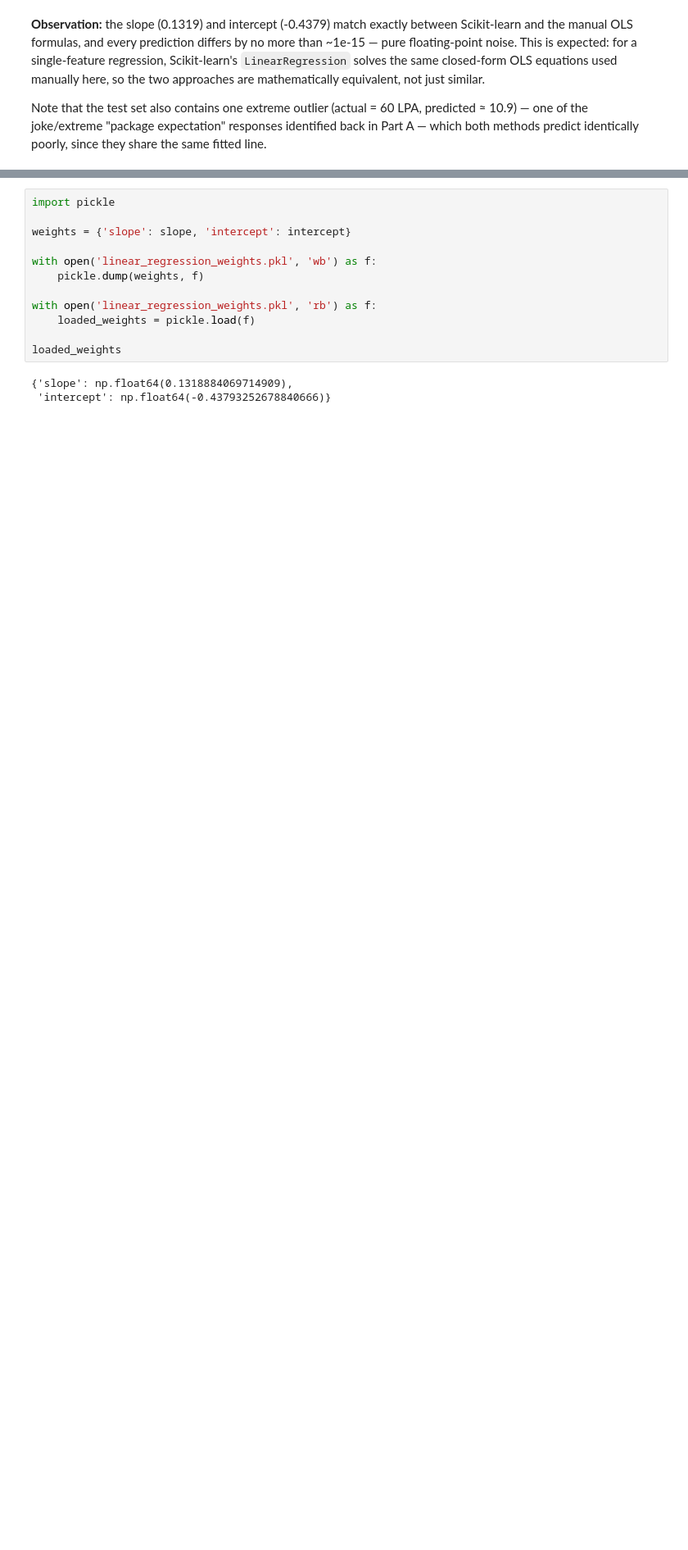
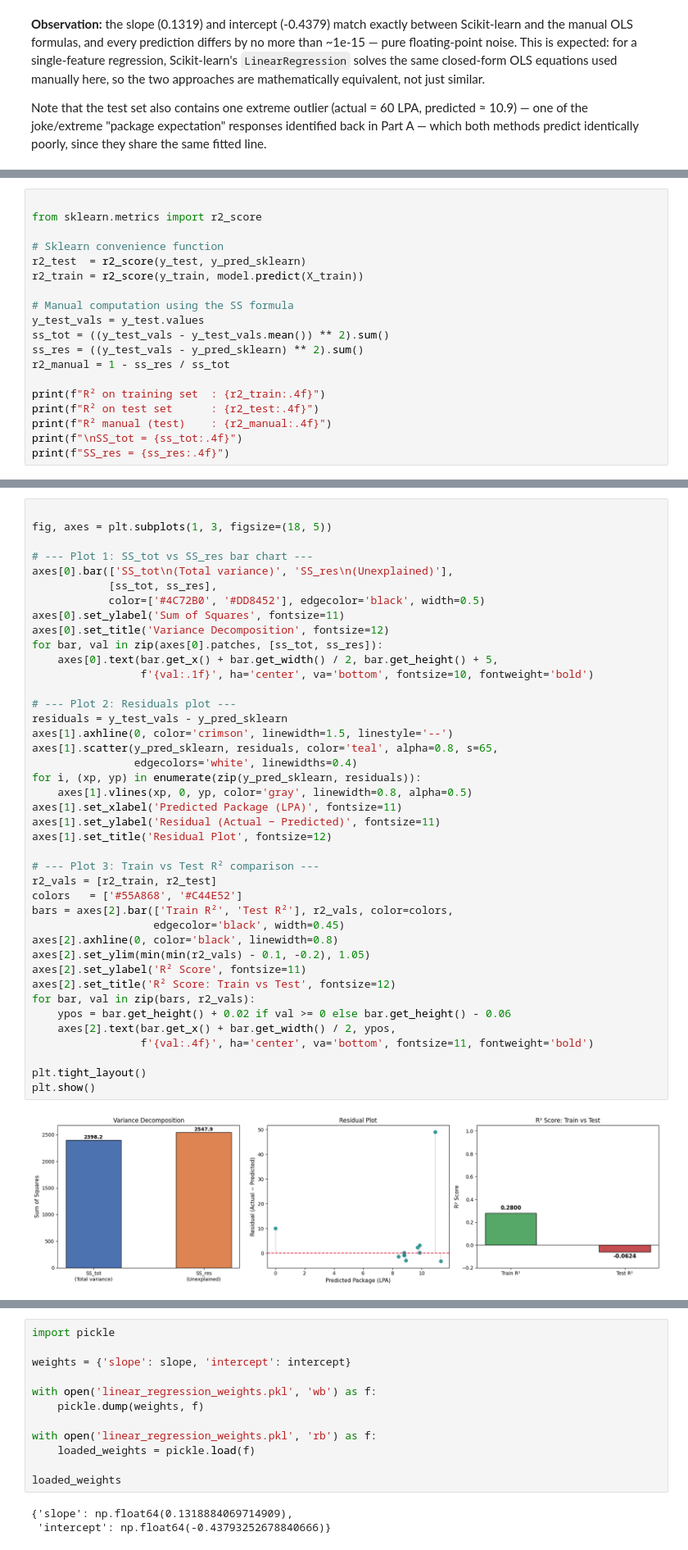
Before and after one commit to ArdenDiago/ML-Lab, a Jupyter notebook: lab/lab3/lab3.ipynb, the cells around one changed output, grey strips where cells are left out. Shown at 82% size. Cells and saved outputs as stored; diff of their text form; blank space fills up the shorter version.

```diff
--- a/lab/lab3/lab3.ipynb
+++ b/lab/lab3/lab3.ipynb
@@ -382,0 +459,19 @@ Note that the test set also contains one extreme outlier (actual = 60 LPA, predi
+# %%
+
+from sklearn.metrics import r2_score
+
+# Sklearn convenience function
+r2_test  = r2_score(y_test, y_pred_sklearn)
+r2_train = r2_score(y_train, model.predict(X_train))
+
+# Manual computation using the SS formula
+y_test_vals = y_test.values
+ss_tot = ((y_test_vals - y_test_vals.mean()) ** 2).sum()
+ss_res = ((y_test_vals - y_pred_sklearn) ** 2).sum()
+r2_manual = 1 - ss_res / ss_tot
+
+print(f"R² on training set  : {r2_train:.4f}")
+print(f"R² on test set      : {r2_test:.4f}")
+print(f"R² manual (test)    : {r2_manual:.4f}")
+print(f"\nSS_tot = {ss_tot:.4f}")
+print(f"SS_res = {ss_res:.4f}")
@@ -382,0 +485,43 @@ Note that the test set also contains one extreme outlier (actual = 60 LPA, predi
+# %%
+
+fig, axes = plt.subplots(1, 3, figsize=(18, 5))
+
+# --- Plot 1: SS_tot vs SS_res bar chart ---
+axes[0].bar(['SS_tot\n(Total variance)', 'SS_res\n(Unexplained)'],
+            [ss_tot, ss_res],
+            color=['#4C72B0', '#DD8452'], edgecolor='black', width=0.5)
+axes[0].set_ylabel('Sum of Squares', fontsize=11)
+axes[0].set_title('Variance Decomposition', fontsize=12)
+for bar, val in zip(axes[0].patches, [ss_tot, ss_res]):
+    axes[0].text(bar.get_x() + bar.get_width() / 2, bar.get_height() + 5,
+                 f'{val:.1f}', ha='center', va='bottom', fontsize=10, fontweight='bold')
+
+# --- Plot 2: Residuals plot ---
+residuals = y_test_vals - y_pred_sklearn
+axes[1].axhline(0, color='crimson', linewidth=1.5, linestyle='--')
+axes[1].scatter(y_pred_sklearn, residuals, color='teal', alpha=0.8, s=65,
+                edgecolors='white', linewidths=0.4)
+for i, (xp, yp) in enumerate(zip(y_pred_sklearn, residuals)):
+    axes[1].vlines(xp, 0, yp, color='gray', linewidth=0.8, alpha=0.5)
+axes[1].set_xlabel('Predicted Package (LPA)', fontsize=11)
+axes[1].set_ylabel('Residual (Actual − Predicted)', fontsize=11)
+axes[1].set_title('Residual Plot', fontsize=12)
+
+# --- Plot 3: Train vs Test R² comparison ---
+r2_vals = [r2_train, r2_test]
+colors   = ['#55A868', '#C44E52']
+bars = axes[2].bar(['Train R²', 'Test R²'], r2_vals, color=colors,
+                   edgecolor='black', width=0.45)
+axes[2].axhline(0, color='black', linewidth=0.8)
+axes[2].set_ylim(min(min(r2_vals) - 0.1, -0.2), 1.05)
+axes[2].set_ylabel('R² Score', fontsize=11)
+axes[2].set_title('R² Score: Train vs Test', fontsize=12)
+for bar, val in zip(bars, r2_vals):
+    ypos = bar.get_height() + 0.02 if val >= 0 else bar.get_height() - 0.06
+    axes[2].text(bar.get_x() + bar.get_width() / 2, ypos,
+                 f'{val:.4f}', ha='center', va='bottom', fontsize=11, fontweight='bold')
+
+plt.tight_layout()
+plt.show()
+# %% [output]
+[figure, added]
```
Also changed, not shown: parts of 5 cells of this notebook, 1 other file.
